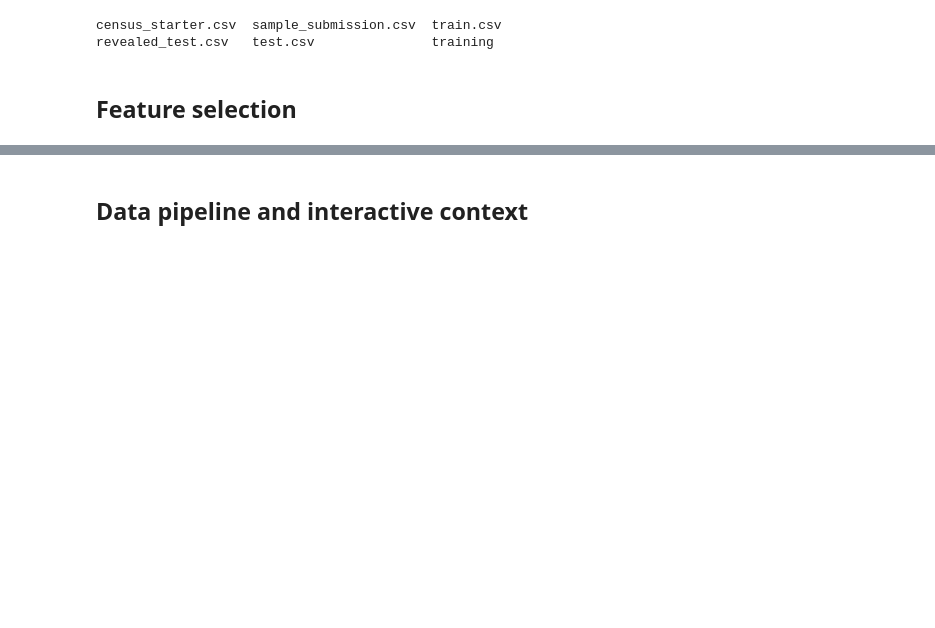
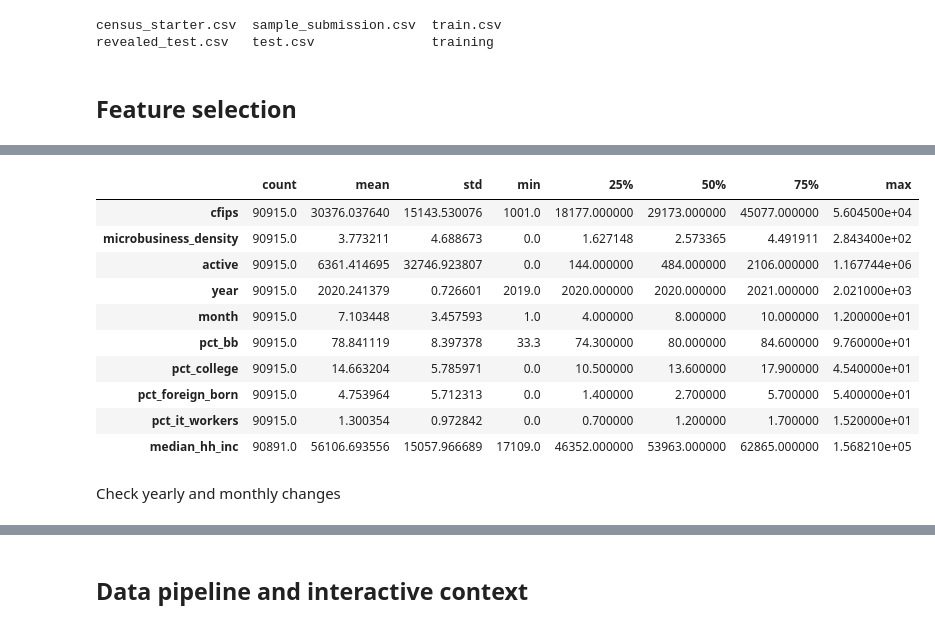
Before and after one commit to nimadehkordi/godaddy-microbusiness-forecast, a Jupyter notebook: notebooks/eda.ipynb, the cells around one changed output, grey strips where cells are left out. Drawn from its saved outputs; the diff is of its cells as text; code cells hidden in the pictures; blank space fills up the shorter version.

```diff
--- a/notebooks/eda.ipynb
+++ b/notebooks/eda.ipynb
@@ -113,12 +90,0 @@ pct_dd_df.head()
-# %%
-pct_college_df = pivot_census('pct_college')
-pct_foreign_born_df = pivot_census('pct_foreign_born')
-pct_it_workers_df = pivot_census('pct_it_workers')
-median_hh_inc_df = pivot_census('median_hh_inc')
-
-tmp = pd.merge(pct_dd_df, pct_college_df, on=['cfips','year'])
-tmp = pd.merge(tmp, pct_foreign_born_df, on=['cfips','year'])
-tmp = pd.merge(tmp, pct_it_workers_df, on=['cfips','year'])
-census_df = pd.merge(tmp, median_hh_inc_df, on=['cfips','year'])
-census_df.sort_values(['cfips','year'], inplace=True)
-census_df.head()
@@ -132,3 +90,0 @@ census_df.head()
-# %%
-census_df['year'] = census_df['year'].astype('int')
-census_df.dtypes
@@ -155,5 +90,0 @@ for df_ in [train_df,test_df]:
-# %%
-# Show the data type of each column
-train_df.drop('first_day_of_month', axis=1, inplace = True)
-train_df.drop('row_id', axis=1, inplace = True)
-train_df.head()
@@ -188,0 +163,18 @@ plt.show()
+# %%
+train_df = preprocessing_fn(train_df, census_df)
+# %%
+train_df.describe().transpose()
+# %% [output]
+|  | count | mean | std | min | 25% | 50% | 75% | max |
+| cfips | 90915.0 | 30376.037640 | 15143.530076 | 1001.0 | 18177.000000 | 29173.000000 | 45077.000000 | 5.604500e+04 |
+| microbusiness_density | 90915.0 | 3.773211 | 4.688673 | 0.0 | 1.627148 | 2.573365 | 4.491911 | 2.843400e+02 |
+| active | 90915.0 | 6361.414695 | 32746.923807 | 0.0 | 144.000000 | 484.000000 | 2106.000000 | 1.167744e+06 |
+| year | 90915.0 | 2020.241379 | 0.726601 | 2019.0 | 2020.000000 | 2020.000000 | 2021.000000 | 2.021000e+03 |
+| month | 90915.0 | 7.103448 | 3.457593 | 1.0 | 4.000000 | 8.000000 | 10.000000 | 1.200000e+01 |
+| pct_bb | 90915.0 | 78.841119 | 8.397378 | 33.3 | 74.300000 | 80.000000 | 84.600000 | 9.760000e+01 |
+| pct_college | 90915.0 | 14.663204 | 5.785971 | 0.0 | 10.500000 | 13.600000 | 17.900000 | 4.540000e+01 |
+| pct_foreign_born | 90915.0 | 4.753964 | 5.712313 | 0.0 | 1.400000 | 2.700000 | 5.700000 | 5.400000e+01 |
+| pct_it_workers | 90915.0 | 1.300354 | 0.972842 | 0.0 | 0.700000 | 1.200000 | 1.700000 | 1.520000e+01 |
+| median_hh_inc | 90891.0 | 56106.693556 | 15057.966689 | 17109.0 | 46352.000000 | 53963.000000 | 62865.000000 | 1.568210e+05 |
+# %% [markdown]
+Check yearly and monthly changes
```
Also changed, not shown: parts of 18 cells of this notebook.
